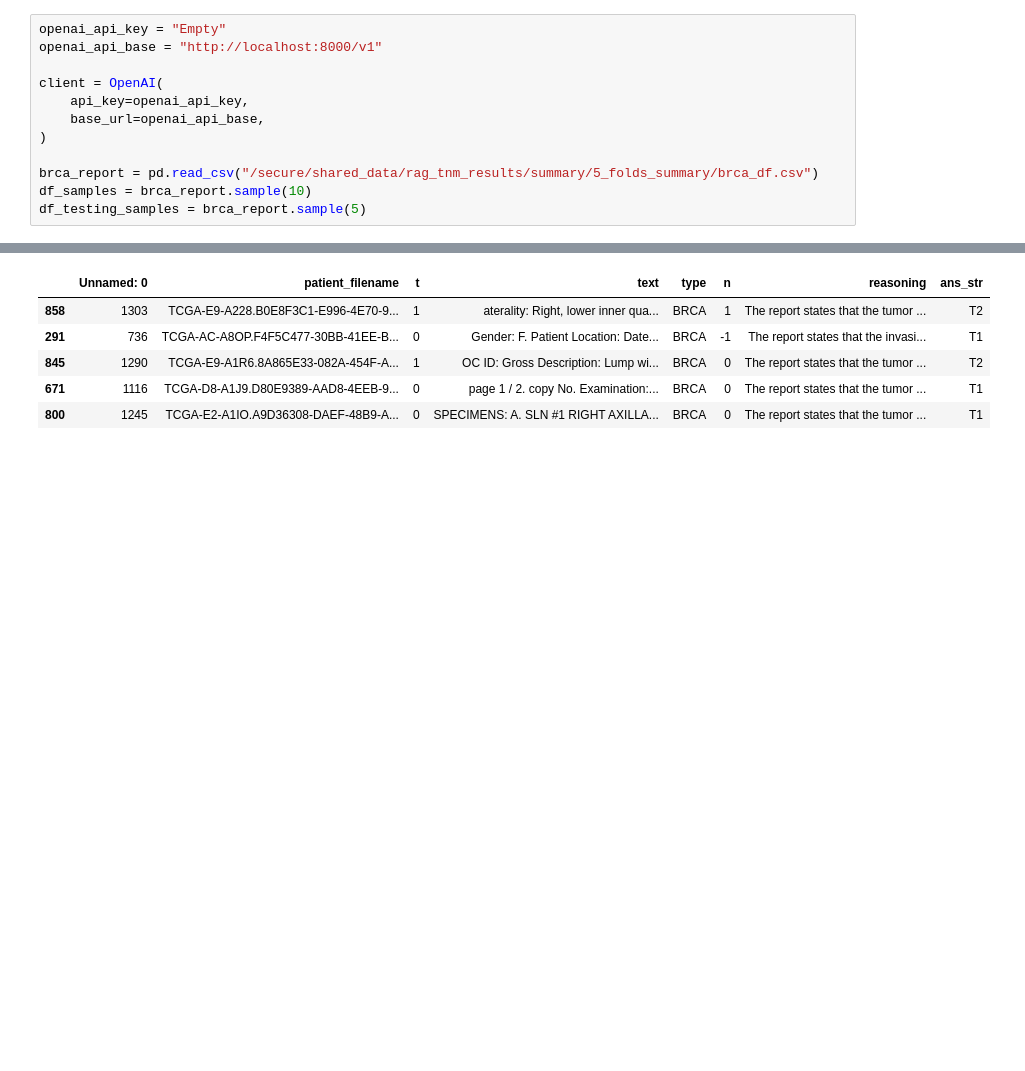
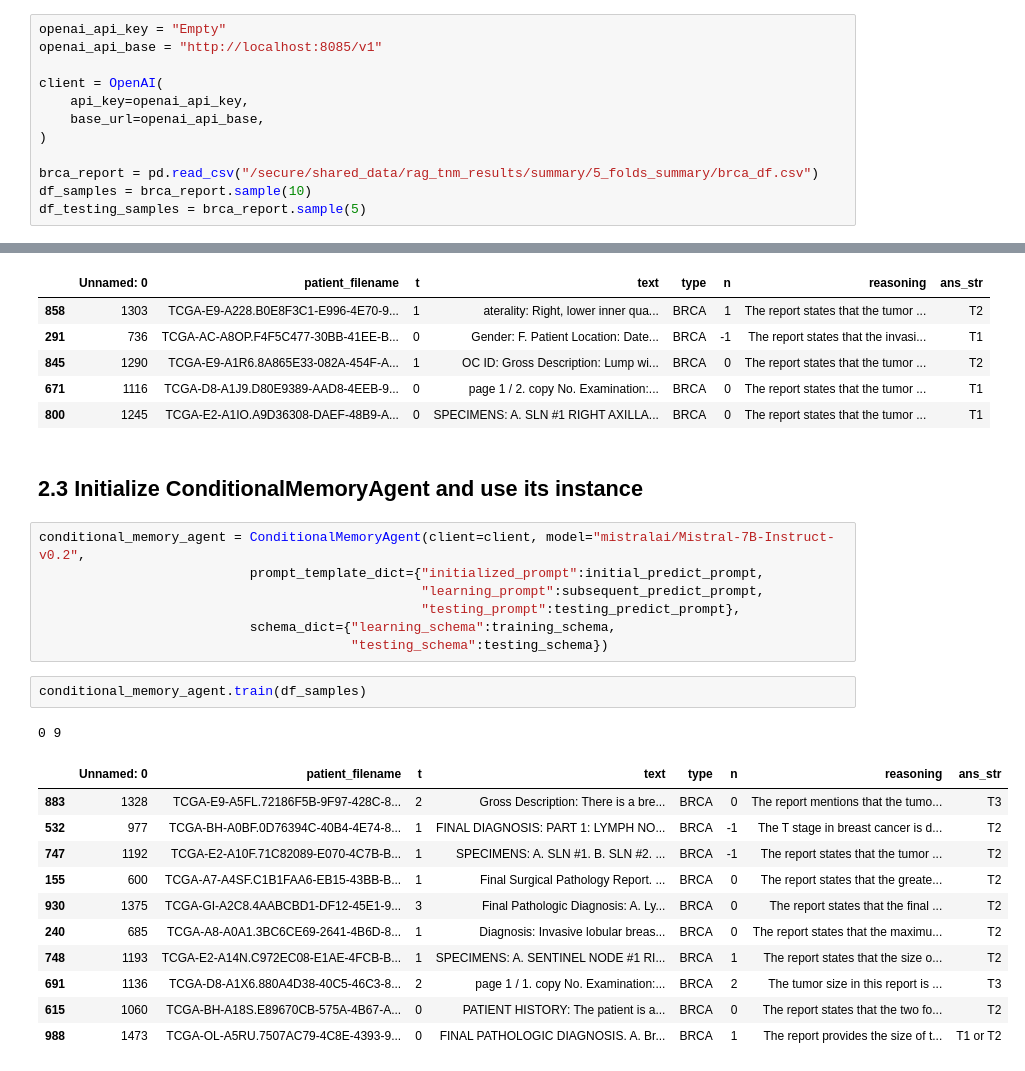
Before and after one commit to CYang-CCI-Lab/selfCorrectionAgent, a Jupyter notebook: agent_class_demonstration.ipynb, the cells around one changed output, grey strips where cells are left out. Saved outputs shown, nothing was run; the diff lists cells and outputs as text; blank space fills up the shorter version.

Commit message:
update notebook for agent class implementation

```diff
--- a/agent_class_demonstration.ipynb
+++ b/agent_class_demonstration.ipynb
@@ -164,6 +247,6 @@ class ConditionalMemoryAgent(MemoryAgent):
 # %%
 openai_api_key = "Empty"
-openai_api_base = "http://localhost:8000/v1"
+openai_api_base = "http://localhost:8085/v1"
 
 client = OpenAI(
     api_key=openai_api_key,
@@ -238,3 +323,27 @@ memory_agent.test(df_testing_samples)
 | 845 | 1290 | TCGA-E9-A1R6.8A865E33-082A-454F-A... | 1 | OC ID: Gross Description: Lump wi... | BRCA | 0 | The report states that the tumor ... | T2 |
 | 671 | 1116 | TCGA-D8-A1J9.D80E9389-AAD8-4EEB-9... | 0 | page 1 / 2. copy No. Examination:... | BRCA | 0 | The report states that the tumor ... | T1 |
 | 800 | 1245 | TCGA-E2-A1IO.A9D36308-DAEF-48B9-A... | 0 | SPECIMENS: A. SLN #1 RIGHT AXILLA... | BRCA | 0 | The report states that the tumor ... | T1 |
+# %% [markdown]
+## 2.3 Initialize ConditionalMemoryAgent and use its instance
+# %%
+conditional_memory_agent = ConditionalMemoryAgent(client=client, model="mistralai/Mistral-7B-Instruct-v0.2",
+                           prompt_template_dict={"initialized_prompt":initial_predict_prompt,
+                                                 "learning_prompt":subsequent_predict_prompt,
+                                                 "testing_prompt":testing_predict_prompt},
+                           schema_dict={"learning_schema":training_schema,
+                                        "testing_schema":testing_schema})
+# %%
+conditional_memory_agent.train(df_samples)
+# %% [output]
+0 9
+|  | Unnamed: 0 | patient_filename | t | text | type | n | reasoning | ans_str |
+| 883 | 1328 | TCGA-E9-A5FL.72186F5B-9F97-428C-8... | 2 | Gross Description: There is a bre... | BRCA | 0 | The report mentions that the tumo... | T3 |
+| 532 | 977 | TCGA-BH-A0BF.0D76394C-40B4-4E74-8... | 1 | FINAL DIAGNOSIS: PART 1: LYMPH NO... | BRCA | -1 | The T stage in breast cancer is d... | T2 |
+| 747 | 1192 | TCGA-E2-A10F.71C82089-E070-4C7B-B... | 1 | SPECIMENS: A. SLN #1. B. SLN #2. ... | BRCA | -1 | The report states that the tumor ... | T2 |
+| 155 | 600 | TCGA-A7-A4SF.C1B1FAA6-EB15-43BB-B... | 1 | Final Surgical Pathology Report. ... | BRCA | 0 | The report states that the greate... | T2 |
+| 930 | 1375 | TCGA-GI-A2C8.4AABCBD1-DF12-45E1-9... | 3 | Final Pathologic Diagnosis: A. Ly... | BRCA | 0 | The report states that the final ... | T2 |
+| 240 | 685 | TCGA-A8-A0A1.3BC6CE69-2641-4B6D-8... | 1 | Diagnosis: Invasive lobular breas... | BRCA | 0 | The report states that the maximu... | T2 |
+| 748 | 1193 | TCGA-E2-A14N.C972EC08-E1AE-4FCB-B... | 1 | SPECIMENS: A. SENTINEL NODE #1 RI... | BRCA | 1 | The report states that the size o... | T2 |
+| 691 | 1136 | TCGA-D8-A1X6.880A4D38-40C5-46C3-8... | 2 | page 1 / 1. copy No. Examination:... | BRCA | 2 | The tumor size in this report is ... | T3 |
+| 615 | 1060 | TCGA-BH-A18S.E89670CB-575A-4B67-A... | 0 | PATIENT HISTORY: The patient is a... | BRCA | 0 | The report states that the two fo... | T2 |
+| 988 | 1473 | TCGA-OL-A5RU.7507AC79-4C8E-4393-9... | 0 | FINAL PATHOLOGIC DIAGNOSIS. A. Br... | BRCA | 1 | The report provides the size of t... | T1 or T2 |
```
Also changed, not shown: parts of 18 cells of this notebook.
